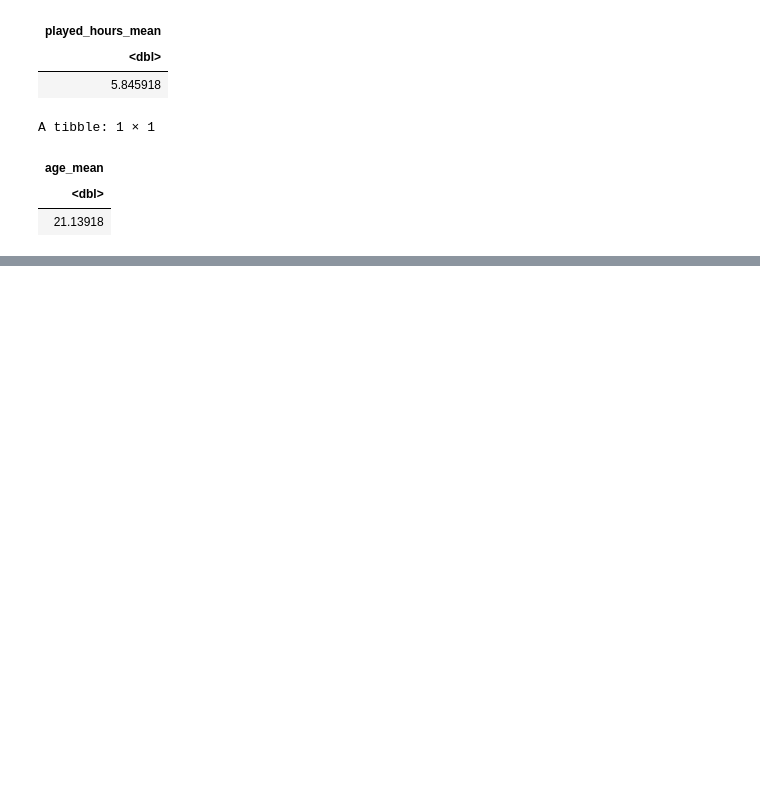
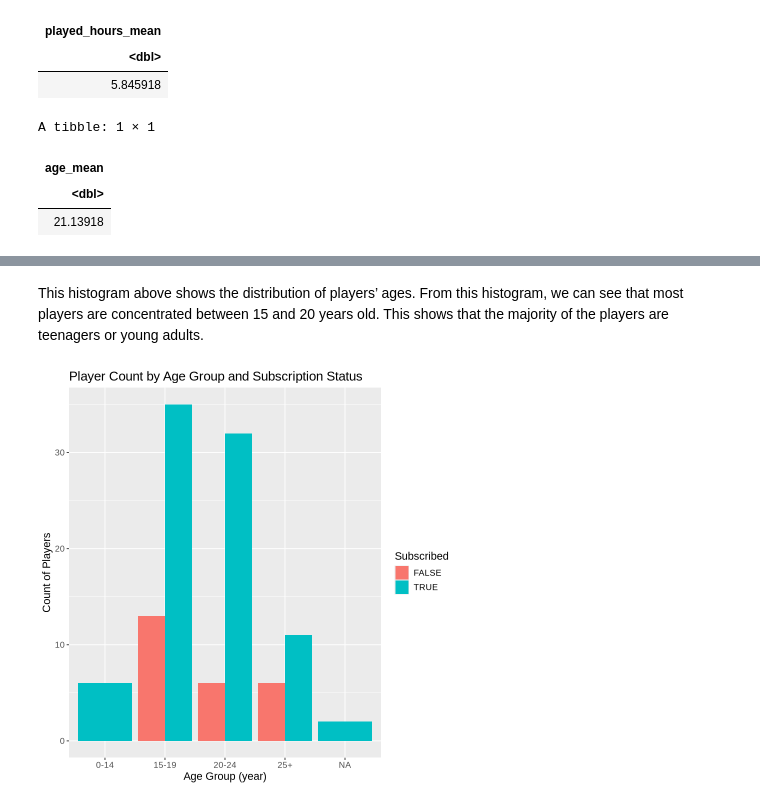
Before and after one commit to Yifan669/Project_individual_plan, a Jupyter notebook: individual project planning.ipynb, the cells around one changed output, grey strips where cells are left out. Cells and saved outputs as stored; diff of their text form; code cells hidden in the pictures; blank space fills up the shorter version.

```diff
--- a/individual project planning.ipynb
+++ b/individual project planning.ipynb
@@ -263,0 +278,16 @@ The mean `played_hours` is 5.85 hours. The mean `Age` is 21.14 years old.
+# %% [markdown]
+This histogram above shows the distribution of players’ ages. From this histogram, we can see that most players are concentrated between 15 and 20 years old. This shows that the majority of the players are teenagers or young adults.
+# %%
+age_subscribe_bar <- players_new |>
+  mutate(age_group = cut(Age, breaks = c(0, 14, 19, 24, 100),
+                         labels = c("0-14", "15-19", "20-24", "25+"))) |>
+  ggplot(aes(x = age_group, fill = subscribe)) +
+  geom_bar(position = "dodge") +
+  labs(x = "Age Group (year)", y = "Count of Players",
+       fill = "Subscribed",
+       title = "Player Count by Age Group and Subscription Status")+
+  theme(text = element_text(size=13))
+
+age_subscribe_bar
+# %% [output]
+[figure, added]
```
Also changed, not shown: parts of 13 cells of this notebook.
